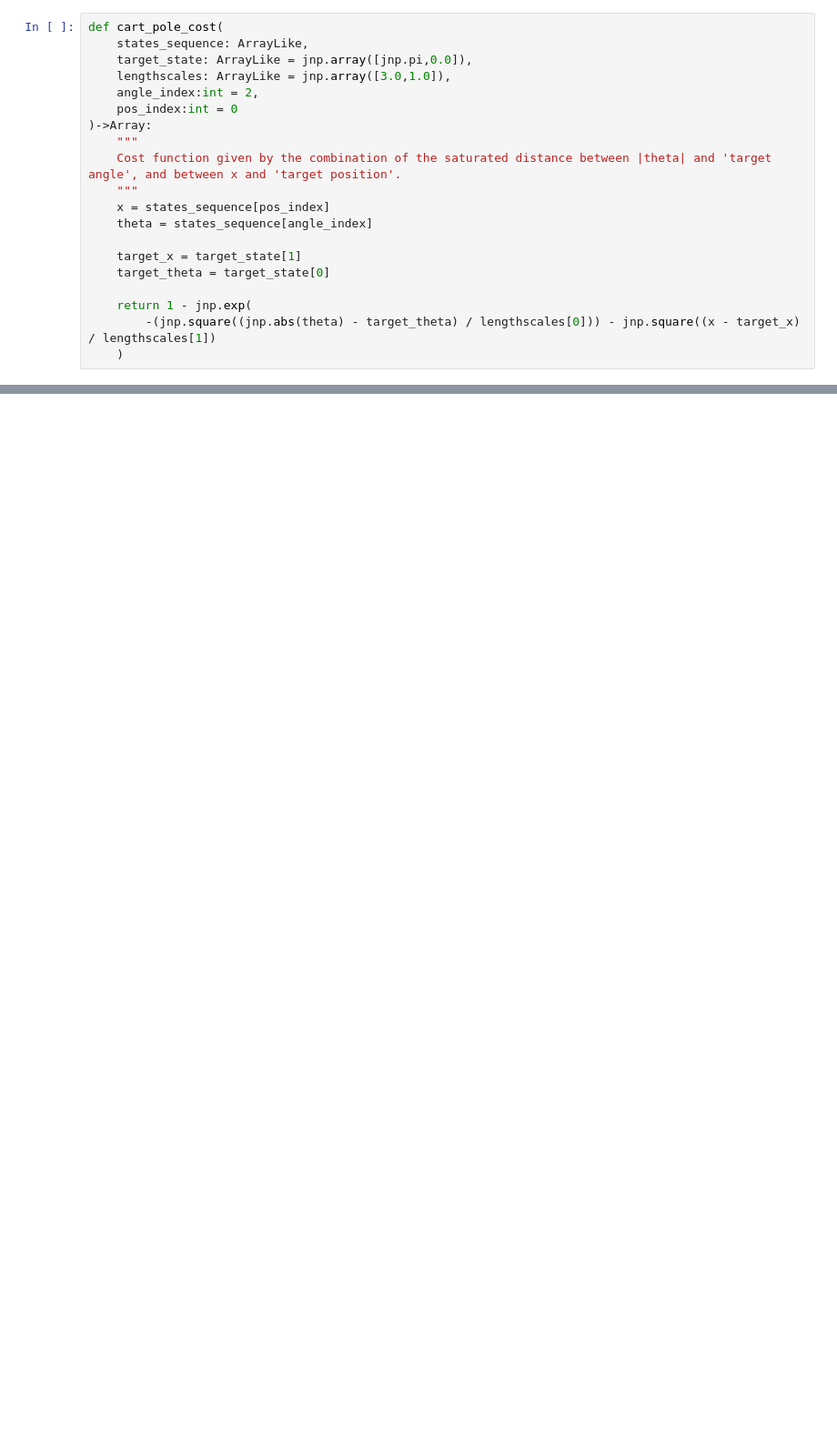
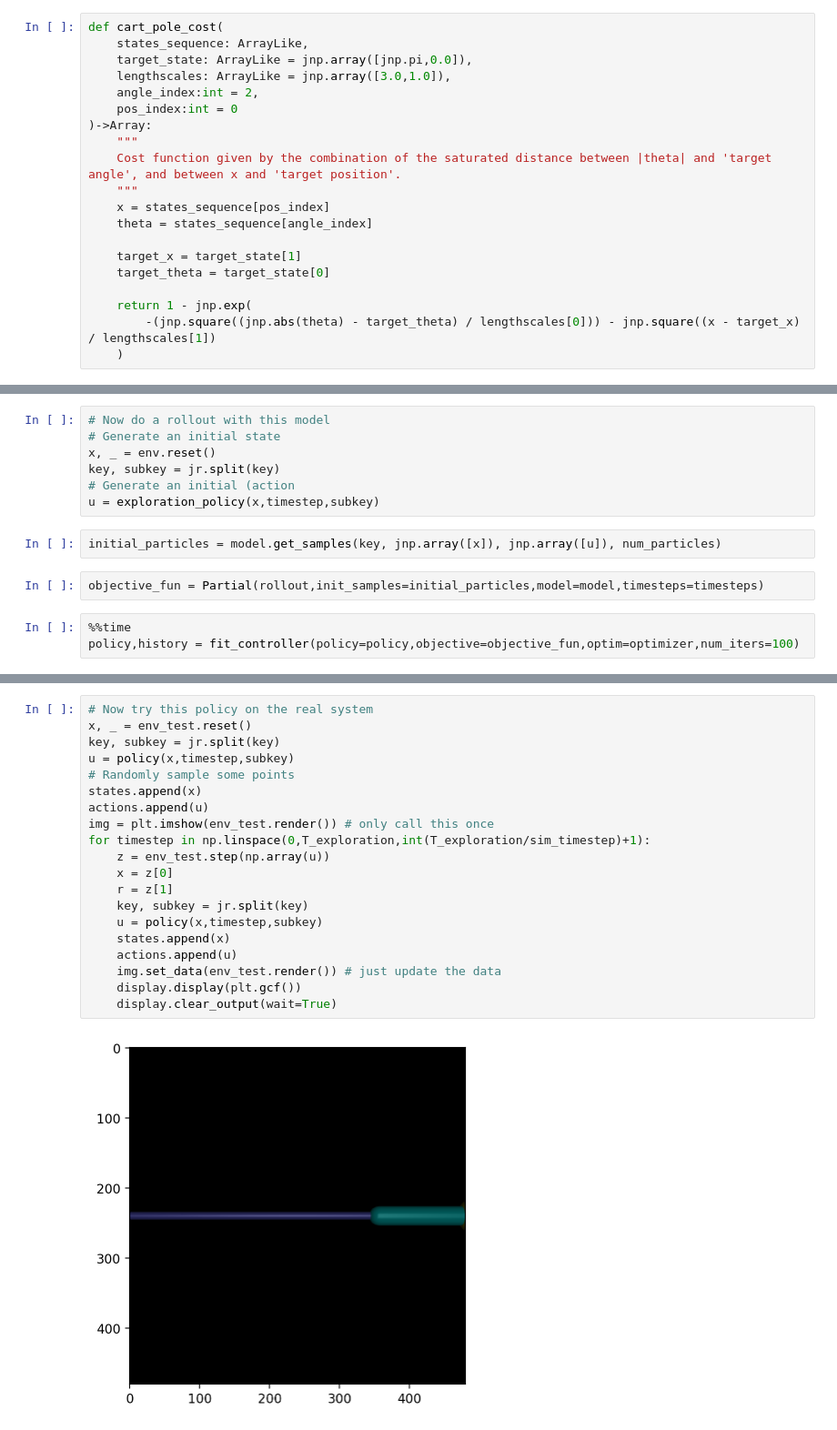
Before and after one commit to mathDR/jax-mc-pilco, a Jupyter notebook: src/jax_mc_pilco/pilco_testing_notebook.ipynb, the cells around one changed output, grey strips where cells are left out. Shown at 91% size. Saved outputs shown, nothing was run; the diff lists cells and outputs as text; blank space fills up the shorter version.

```diff
--- a/src/jax_mc_pilco/pilco_testing_notebook.ipynb
+++ b/src/jax_mc_pilco/pilco_testing_notebook.ipynb
@@ -363,0 +303,14 @@ def fit(  # noqa: PLR0913
+# %%
+# Now do a rollout with this model
+# Generate an initial state
+x, _ = env.reset()
+key, subkey = jr.split(key)
+# Generate an initial (action
+u = exploration_policy(x,timestep,subkey)
+# %%
+initial_particles = model.get_samples(key, jnp.array([x]), jnp.array([u]), num_particles)
+# %%
+objective_fun = Partial(rollout,init_samples=initial_particles,model=model,timesteps=timesteps)
+# %%
+%%time
+policy,history = fit_controller(policy=policy,objective=objective_fun,optim=optimizer,num_iters=100)
@@ -363,0 +320,22 @@ def fit(  # noqa: PLR0913
+# %%
+# Now try this policy on the real system
+x, _ = env_test.reset()
+key, subkey = jr.split(key)
+u = policy(x,timestep,subkey)
+# Randomly sample some points
+states.append(x)
+actions.append(u)
+img = plt.imshow(env_test.render()) # only call this once
+for timestep in np.linspace(0,T_exploration,int(T_exploration/sim_timestep)+1):
+    z = env_test.step(np.array(u))
+    x = z[0]
+    r = z[1]
+    key, subkey = jr.split(key)
+    u = policy(x,timestep,subkey)
+    states.append(x)
+    actions.append(u)
+    img.set_data(env_test.render()) # just update the data
+    display.display(plt.gcf())
+    display.clear_output(wait=True)
+# %% [output]
+[figure, added]
```
Also changed, not shown: parts of 68 cells of this notebook, 6 other files.
